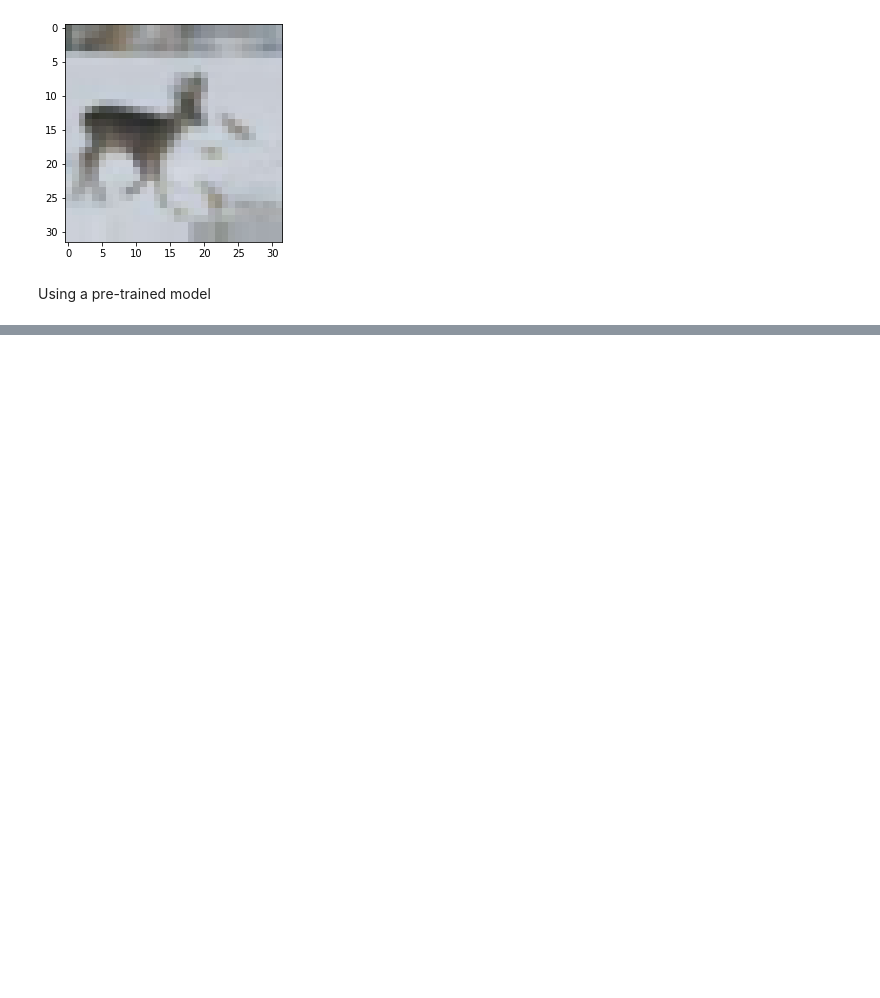
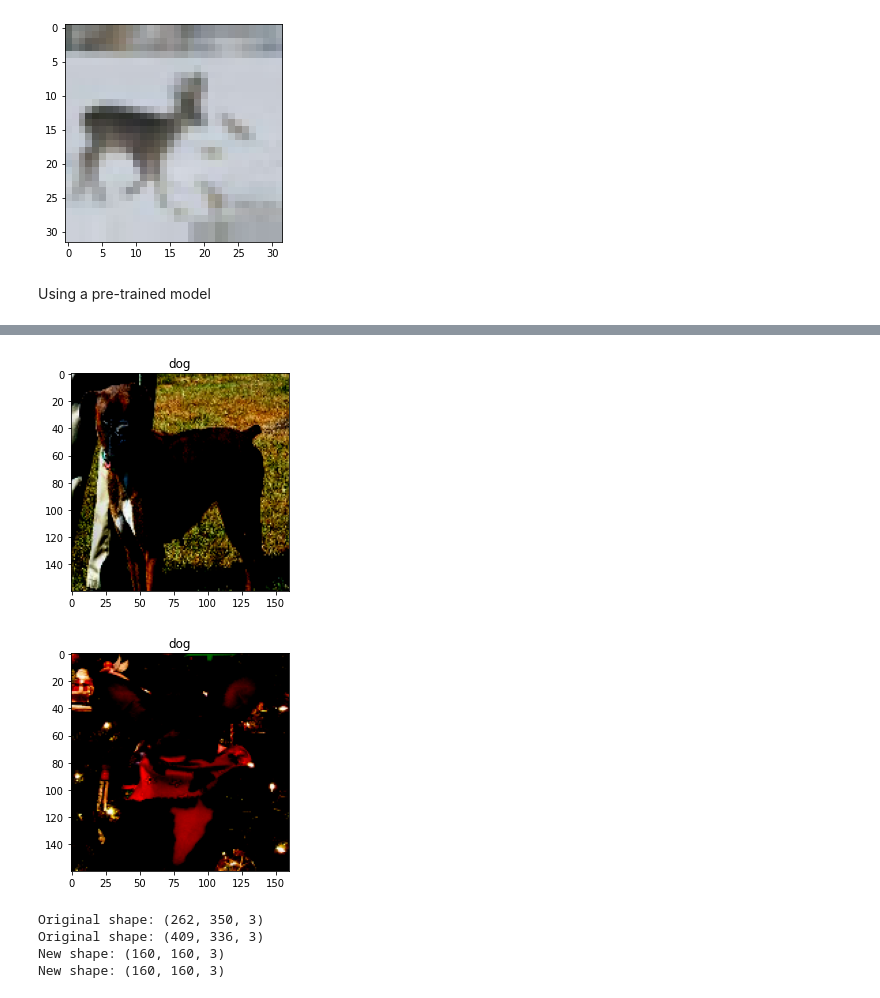
Before and after one commit to Axl11475581/FreeCodeCamp-Tensor-Flow-Repo, a Jupyter notebook: Computer_Vision.ipynb, the cells around one changed output, grey strips where cells are left out. Saved outputs shown, nothing was run; the diff lists cells and outputs as text; code cells hidden in the pictures; blank space fills up the shorter version.

```diff
--- a/Computer_Vision.ipynb
+++ b/Computer_Vision.ipynb
@@ -158,0 +189,21 @@ keras = tf.keras
+# %%
+IMG_SIZE = 160 # All images will be resized to 160x160
+
+def format_example(image, label):
+  """
+  returns an image that is reshaped to IMG_SIZE
+  """
+  image = tf.cast(image, tf.float32)
+  image = (image/127.5) - 1
+  image = tf.image.resize(image, (IMG_SIZE, IMG_SIZE))
+  return image, label
+# %%
+train = raw_train.map(format_example)
+validation = raw_validation.map(format_example)
+test = raw_test.map(format_example)
+# %%
+for image, label in train.take(2):
+  plt.figure()
+  plt.imshow(image)
+  plt.title(get_label_name(label))
+# %% [output]
@@ -158,0 +212,2 @@ keras = tf.keras
+[figure, added]
+[figure, added]
@@ -158,0 +221,11 @@ keras = tf.keras
+# %%
+for img, label in raw_train.take(2):
+  print("Original shape:", img.shape)
+
+for img, label in train.take(2):
+  print("New shape:", img.shape)
+# %% [output]
+Original shape: (262, 350, 3)
+Original shape: (409, 336, 3)
+New shape: (160, 160, 3)
+New shape: (160, 160, 3)
```
Also changed, not shown: parts of 7 cells of this notebook.
